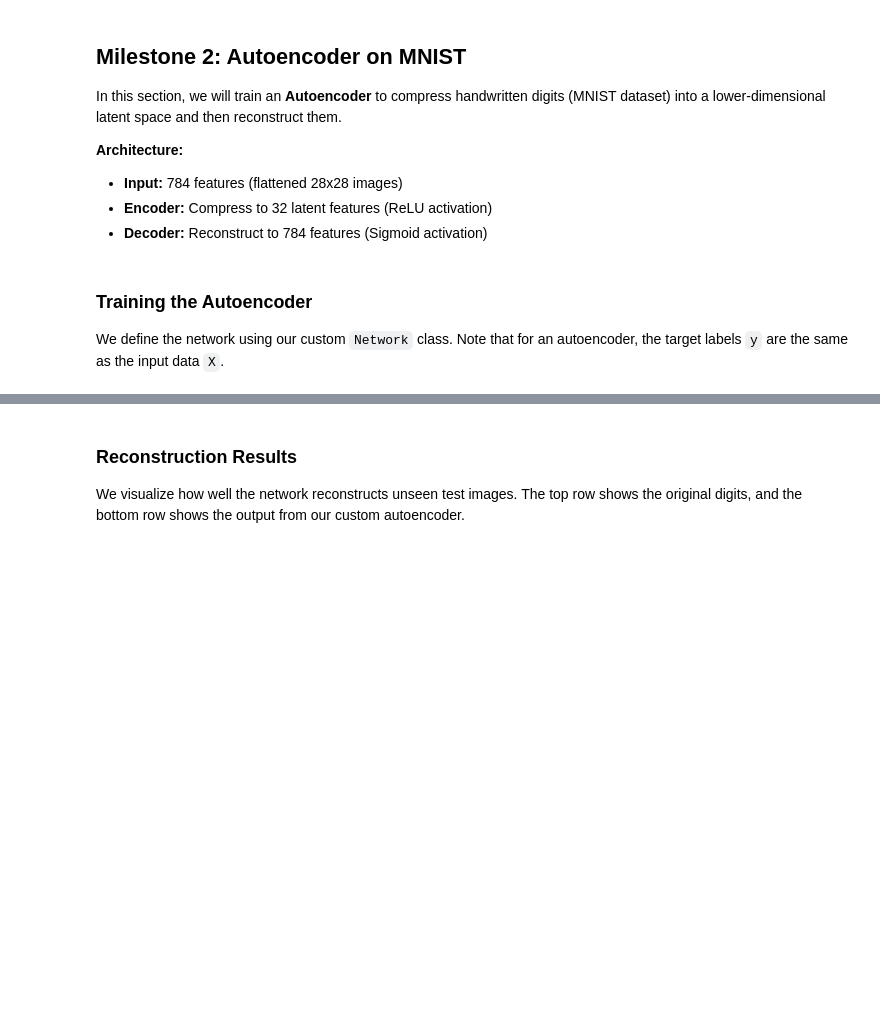
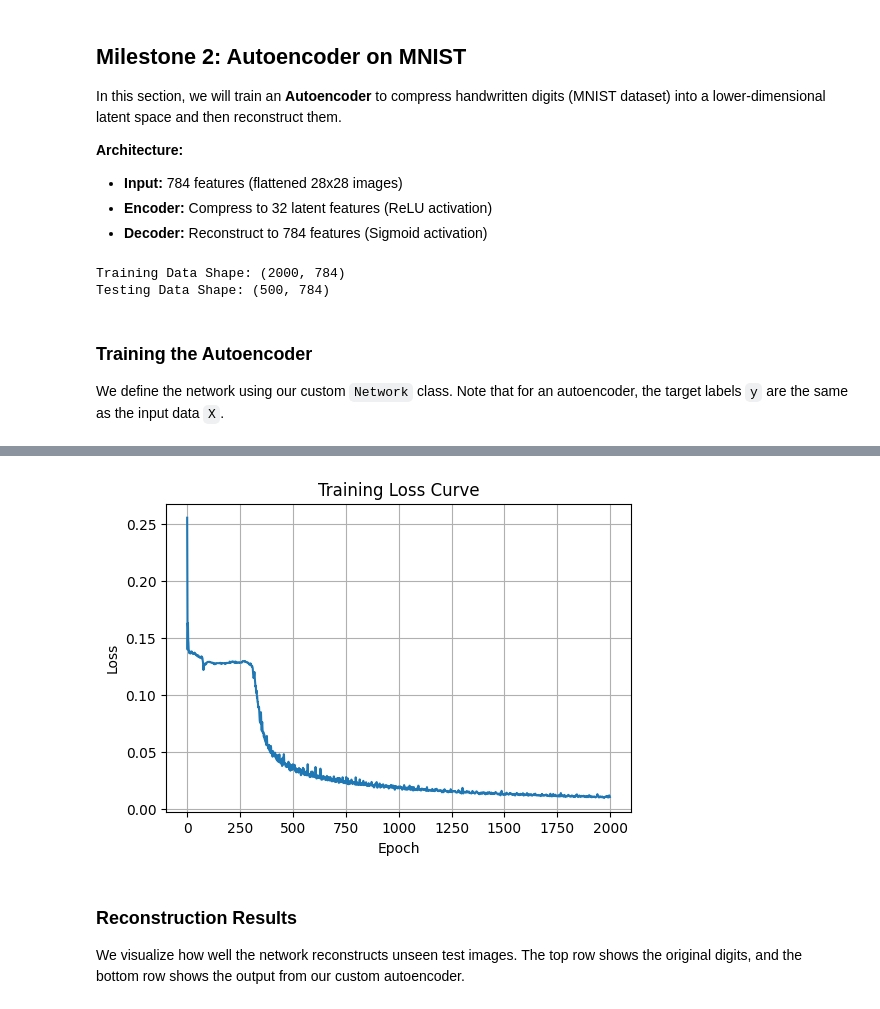
Before and after one commit to Senior2Projects/Neural_Network_Library, a Jupyter notebook: Notebooks/project_demo.ipynb, the cells around one changed output, grey strips where cells are left out. Saved outputs shown, nothing was run; the diff lists cells and outputs as text; code cells hidden in the pictures; blank space fills up the shorter version.

```diff
--- a/Notebooks/project_demo.ipynb
+++ b/Notebooks/project_demo.ipynb
@@ -301,14 +275,18 @@ In this section, we will train an **Autoencoder** to compress handwritten digits
 # %%
 # --- Step 1: Data Loading ---
 (x_train_raw, y_train), (x_test_raw, y_test) = tf.keras.datasets.mnist.load_data()
+
 # 2. Preprocessing
 # Flatten images: (N, 28, 28) -> (N, 784)
 X_train = x_train_raw.reshape(x_train_raw.shape[0], -1)
 X_test = x_test_raw.reshape(x_test_raw.shape[0], -1)
 
 # Normalize to [0, 1] range (required for Sigmoid output match)
-X_train = X_train.astype('float32') / 255.0
-X_test = X_test.astype('float32') / 255.0
+X_train = X_train / 255.0
+X_test = X_test / 255.0
+
+# .astype('float32')
+
 # 3. Subsampling for quicker demo
 N_SAMPLES = 2000
 N_TEST = 500
@@ -320,6 +298,9 @@ y_test_small = y_test[:N_TEST]
 
 print(f"Training Data Shape: {X_train_small.shape}")
 print(f"Testing Data Shape: {X_test_small.shape}")
+# %% [output]
+Training Data Shape: (2000, 784)
+Testing Data Shape: (500, 784)
 # %% [markdown]
 ### Training the Autoencoder
 
@@ -327,16 +308,21 @@ We define the network using our custom `Network` class. Note that for an autoenc
 # %%
 # 1. Define Architecture
 input_dim = 784   # 28x28 pixels
-latent_dim = 32   # Bottleneck layer size
+latent_dim = 64   # Bottleneck layer size
 
 layers = [
     # Encoder
-    Dense(input_dim, latent_dim),
+    Dense(input_dim, 256),
+    ReLU(),
+    Dense(256, latent_dim),
     ReLU(),
     # Decoder
-    Dense(latent_dim, input_dim),
+    Dense(latent_dim, 256),
+    ReLU(),
+    Dense(256, input_dim),
     Sigmoid()
 ]
+
 # 2. Initialize Network, Loss, and Optimizer
 autoencoder = Network(layers)
 loss_fn = MSE()
@@ -352,11 +338,11 @@ autoencoder.train(
     X_train_small,
     loss_fn,
     optimizer,
-    epochs=5000,
-    verbose=True
+    epochs=2000
 )
 
-print(f"Training finished in {time.time() - start_time:.2f} seconds.")
+print(f"Training finished in {time.time() - start_time:.2f} seconds ({(time.time() - start_time)/60:.2f} minute).")
 
 # 4. Visualize Training Loss
 plot_losses(autoencoder.loss_history)
+# %% [output]
@@ -363,3 +355,4 @@ plot_losses(autoencoder.loss_history)
+[figure, added]
 # %% [markdown]
 ### Reconstruction Results
 
```
Also changed, not shown: parts of 12 cells of this notebook, 3 other files.
